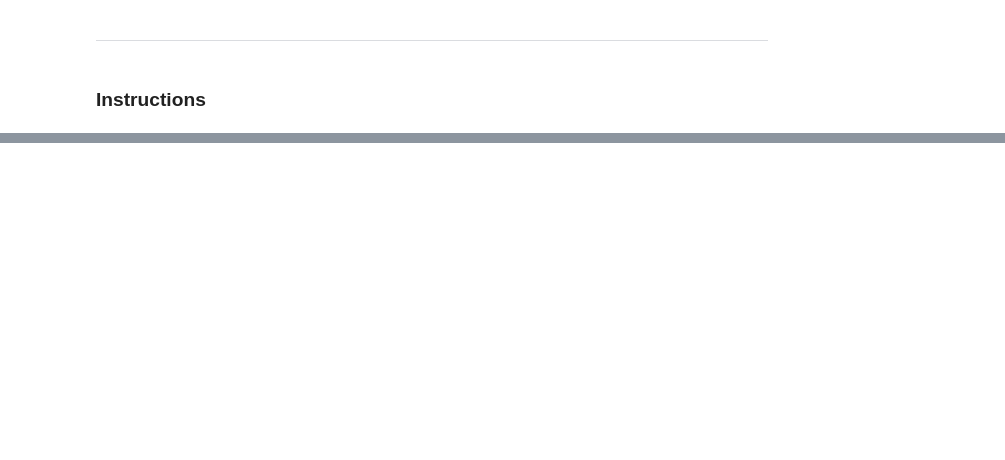
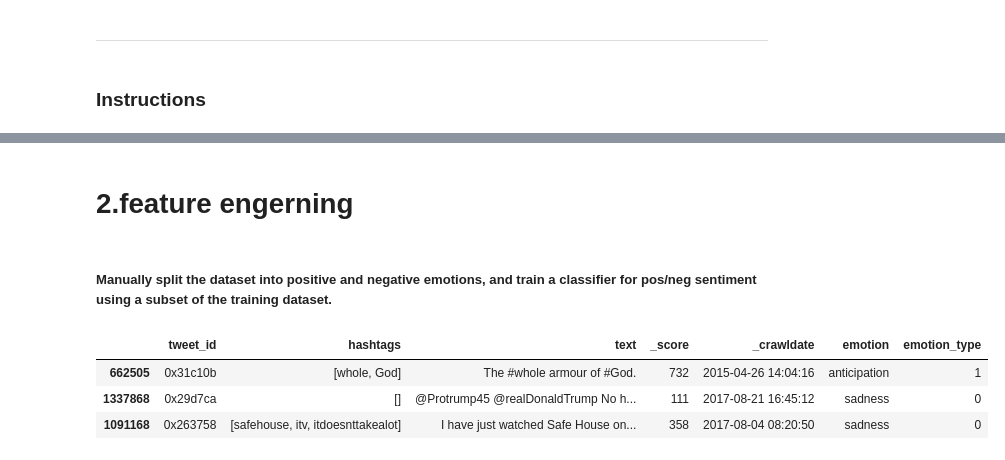
Before and after one commit to VictorKuanglhu/DM2024-Lab2-Homework, a Jupyter notebook: DM2024-Lab2-Homework.ipynb, the cells around one changed output, grey strips where cells are left out. Drawn from its saved outputs; the diff is of its cells as text; code cells hidden in the pictures; blank space fills up the shorter version.

```diff
--- a/DM2024-Lab2-Homework.ipynb
+++ b/DM2024-Lab2-Homework.ipynb
@@ -37,0 +58,28 @@ Make sure to commit and save your changes to your repository __BEFORE the deadli
+# %%
+import pandas as pd
+from sklearn.model_selection import train_test_split
+
+tweets_json = pd.read_json('/kaggle/input/dm-2024-isa-5810-lab-2-homework/tweets_DM.json', lines=True)
+emotion_df = pd.read_csv('/kaggle/input/dm-2024-isa-5810-lab-2-homework/emotion.csv')
+data_identification_df = pd.read_csv('/kaggle/input/dm-2024-isa-5810-lab-2-homework/data_identification.csv')
+print('Data loaded')
+
+tweets_df = pd.concat([pd.json_normalize(tweets_json["_source"]), tweets_json[['_score','_crawldate']]], axis=1)
+tweets_df.columns = [col.split('.')[-1] for col in tweets_df.columns]
+
+train_df = data_identification_df[data_identification_df['identification'] == 'train'].drop(columns=['identification'])
+train_df = pd.merge(train_df, tweets_df, on='tweet_id', how='left')
+train_df = pd.merge(train_df, emotion_df, on='tweet_id', how='left')
+train_df, val_df = train_test_split(train_df, test_size=0.05, random_state=42)
+print(f'Training dataset prepared, shape: {train_df.shape}.')
+print(f'Validation dataset prepared, shape: {val_df.shape}.')
+
+test_df = data_identification_df[data_identification_df['identification'] == 'test'].drop(columns=['identification'])
+test_df = pd.merge(test_df, tweets_df, on='tweet_id', how='left')
+print(f'Testing dataset prepared, shape: {test_df.shape}.')
+
+
+train_df.to_csv('train.csv', index=False)
+val_df.to_csv('val.csv', index=False)
+test_df.to_csv('test.csv', index=False)
+print("'train.csv', 'val.csv' and 'test.csv' saved")
@@ -37,0 +147,2 @@ Make sure to commit and save your changes to your repository __BEFORE the deadli
+# %% [markdown]
+# 2.feature engerning
@@ -37,0 +183,18 @@ Make sure to commit and save your changes to your repository __BEFORE the deadli
+# %% [markdown]
+##### Manually split the dataset into positive and negative emotions, and train a classifier for pos/neg sentiment using a subset of the training dataset.
+# %%
+# Label emotions as positive (1) or negative (0) in the train and validation datasets
+import pandas as pd
+
+pos_emo = ('anticipation', 'joy', 'surprise', 'trust')
+neg_emo = ('anger', 'disgust', 'fear', 'sadness')
+
+train_df['emotion_type'] = train_df['emotion'].isin(pos_emo)*1
+val_df['emotion_type'] = val_df['emotion'].isin(pos_emo)*1
+# %%
+train_df.head(3)
+# %% [output]
+|  | tweet_id | hashtags | text | _score | _crawldate | emotion | emotion_type |
+| 662505 | 0x31c10b | [whole, God] | The #whole armour of #God. | 732 | 2015-04-26 14:04:16 | anticipation | 1 |
+| 1337868 | 0x29d7ca | [] | @Protrump45 @realDonaldTrump No h... | 111 | 2017-08-21 16:45:12 | sadness | 0 |
+| 1091168 | 0x263758 | [safehouse, itv, itdoesnttakealot] | I have just watched Safe House on... | 358 | 2017-08-04 08:20:50 | sadness | 0 |
```
Also changed, not shown: parts of 31 cells of this notebook.
